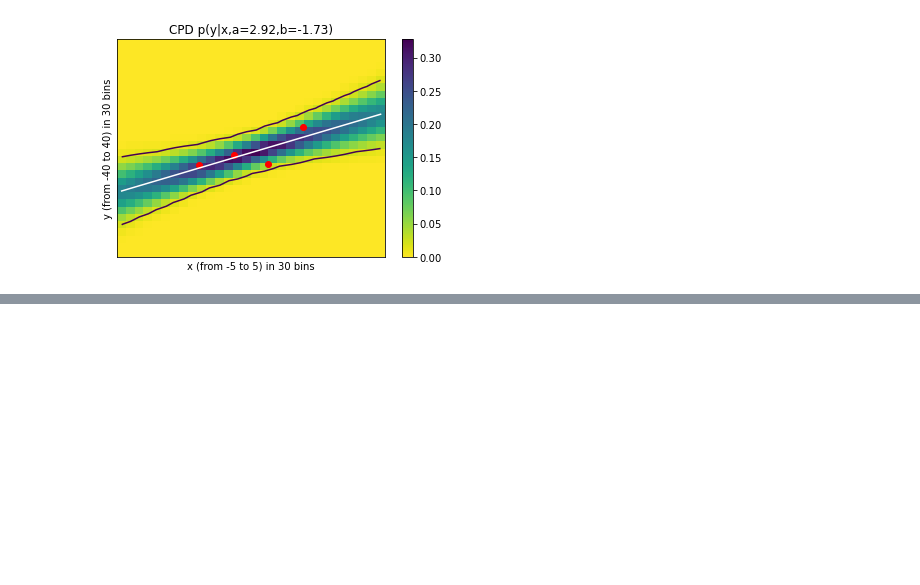
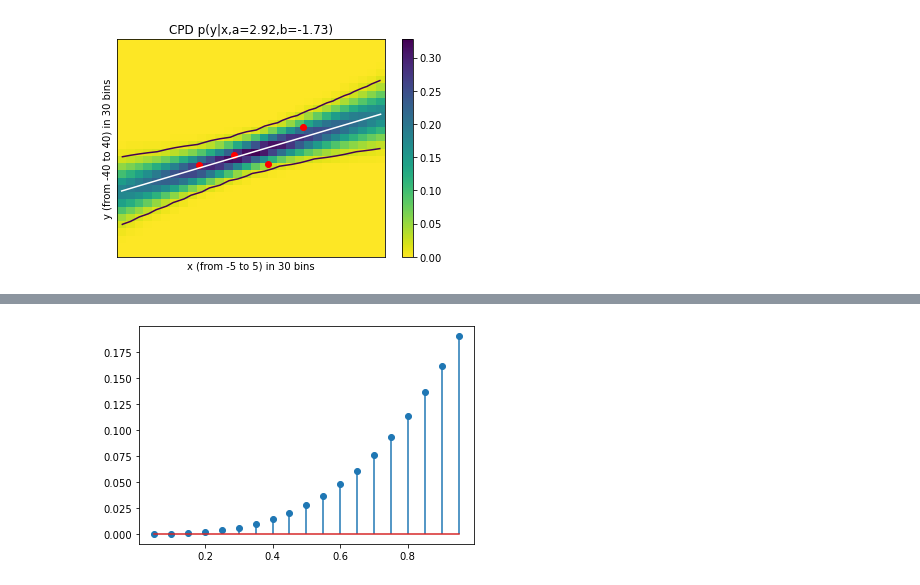
Before and after one commit to dchoi77/Learn_MLs, a Jupyter notebook: Bayes models.ipynb, the cells around one changed output, grey strips where cells are left out. Saved outputs shown, nothing was run; the diff lists cells and outputs as text; code cells hidden in the pictures; blank space fills up the shorter version.

```diff
--- a/Bayes Linear Regression.ipynb
+++ b/Bayes models.ipynb
@@ -161,0 +208,2 @@ plot_cpd(pyx, fig, ax)
+# %%
+obs_data = np.repeat(1,3)   # three heads
@@ -161,0 +216,12 @@ plot_cpd(pyx, fig, ax)
+# %%
+theta = np.arange(0.05, 1, 0.05)
+prior_theta = 1/len(theta)
+
+posterior_theta = tf.reduce_prod(tfd.Bernoulli(probs=theta[:,None]).prob(obs_data), axis=1) * prior_theta
+posterior_theta = posterior_theta / tf.reduce_sum(posterior_theta)
+posterior_theta = posterior_theta.numpy()
+
+plt.figure(figsize=(6, 4))
+plt.stem(theta, posterior_theta);
+# %% [output]
+[figure, added]
```
Also changed, not shown: parts of 13 cells of this notebook.
